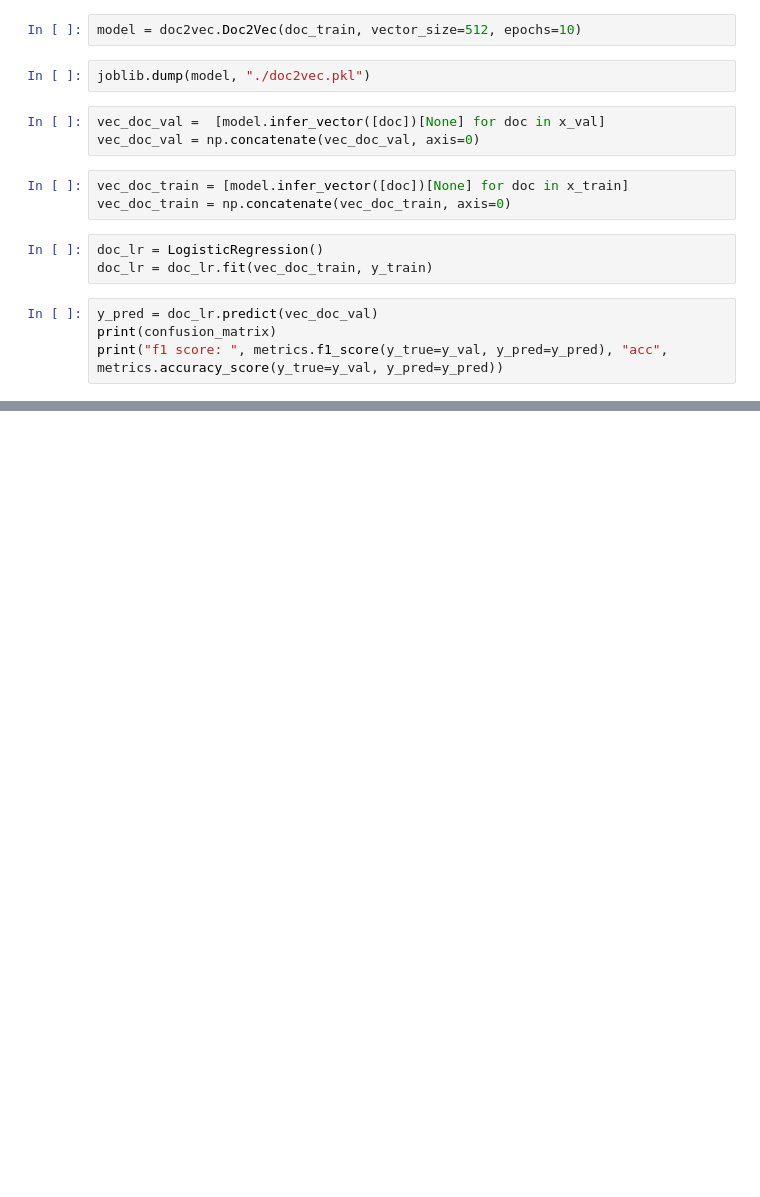
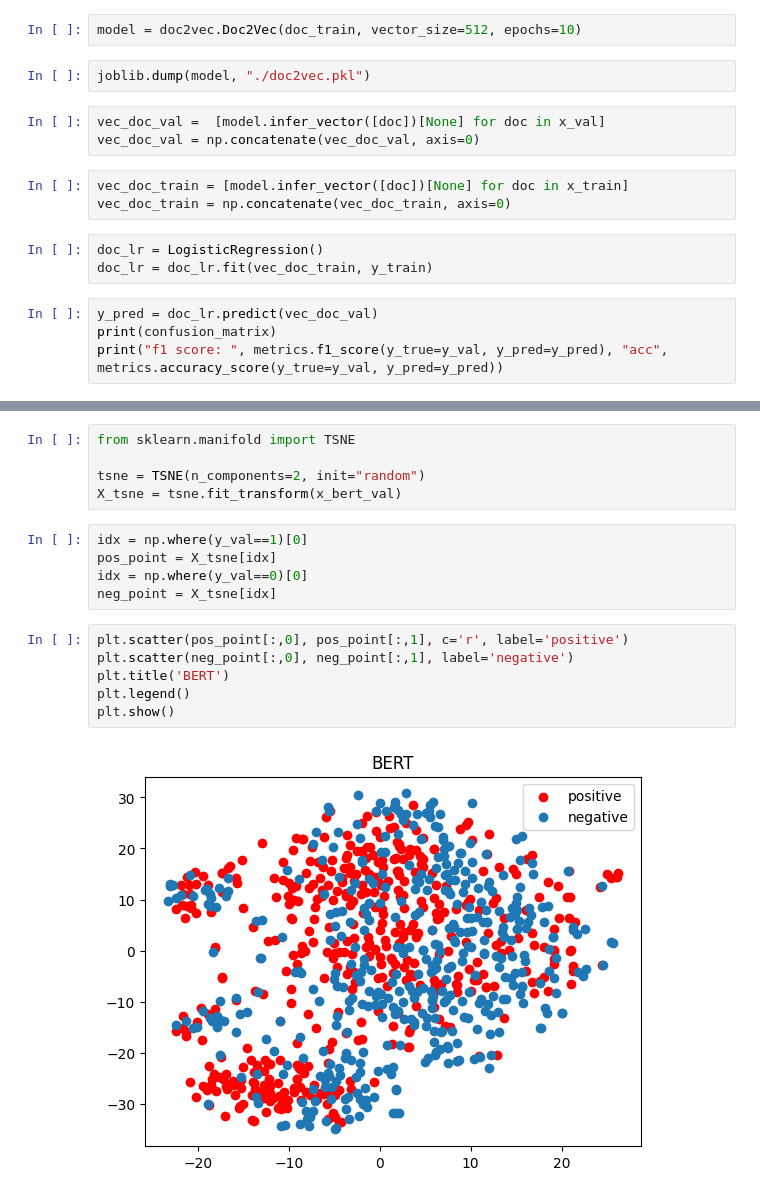
Before and after one commit to McCarrtney/sentiment-classification, a Jupyter notebook: dm.ipynb, the cells around one changed output, grey strips where cells are left out. Cells and saved outputs as stored; diff of their text form; blank space fills up the shorter version.

```diff
--- a/dm.ipynb
+++ b/dm.ipynb
@@ -212,0 +223,18 @@ print(pred)
+# %%
+from sklearn.manifold import TSNE
+
+tsne = TSNE(n_components=2, init="random")
+X_tsne = tsne.fit_transform(x_bert_val)
+# %%
+idx = np.where(y_val==1)[0]
+pos_point = X_tsne[idx]
+idx = np.where(y_val==0)[0]
+neg_point = X_tsne[idx]
+# %%
+plt.scatter(pos_point[:,0], pos_point[:,1], c='r', label='positive')
+plt.scatter(neg_point[:,0], neg_point[:,1], label='negative')
+plt.title('BERT')
+plt.legend()
+plt.show()
+# %% [output]
+[figure, added]
```
Also changed, not shown: parts of 9 cells of this notebook, 2 other files.
